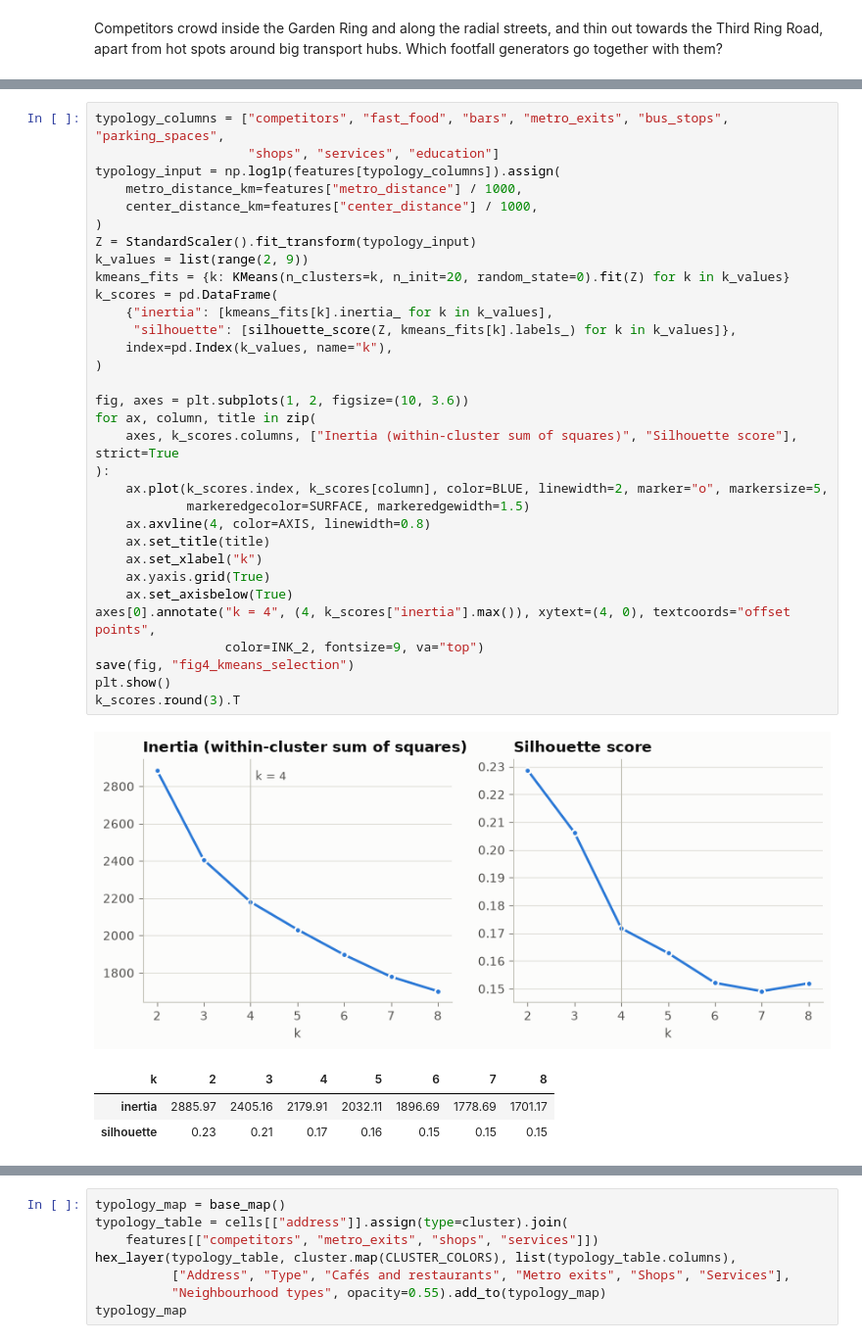
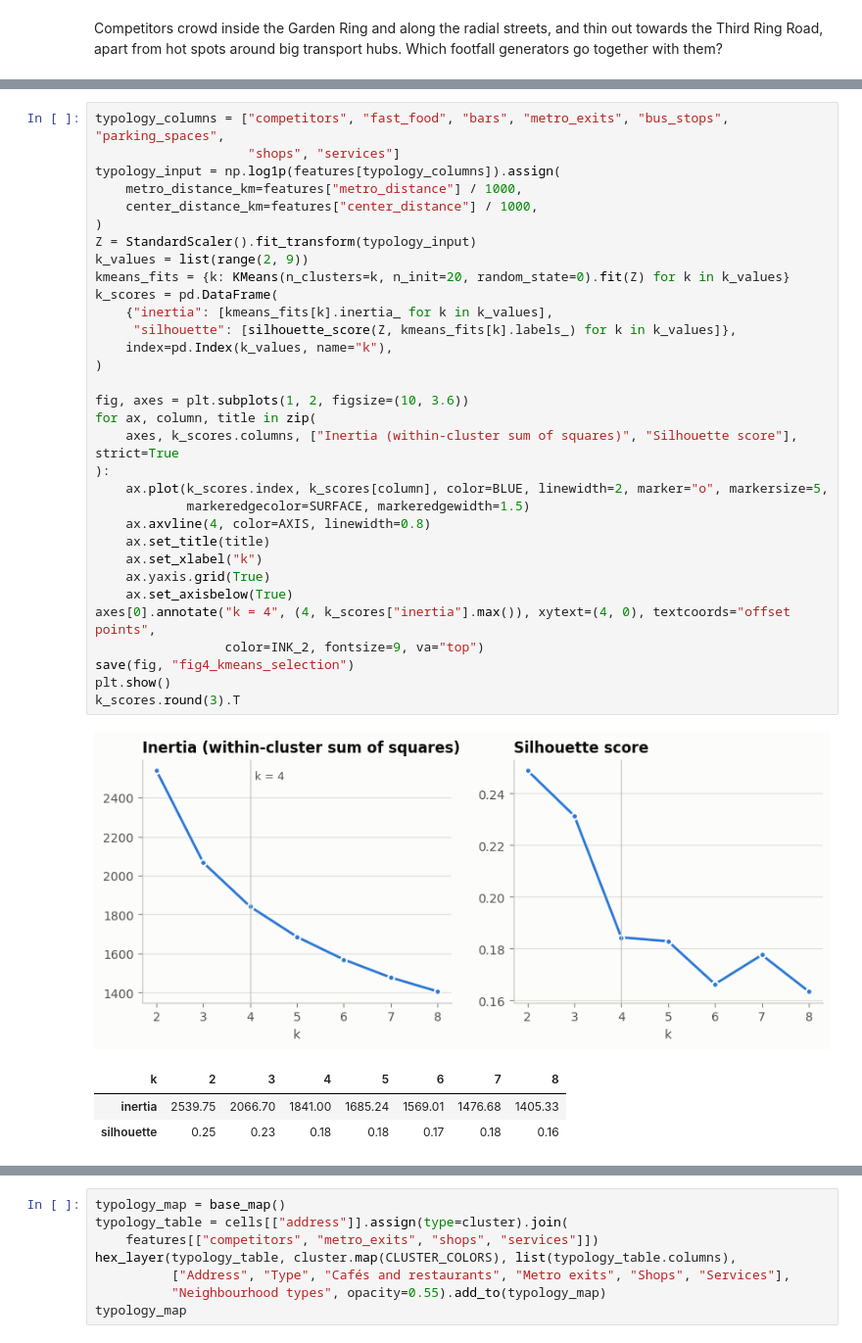
Before and after one commit to petro1eum/capstone, a Jupyter notebook: notebooks/03_cafe_location_analysis.ipynb, the cells around one changed output, grey strips where cells are left out. Shown at 98% size. Saved outputs shown, nothing was run; the diff lists cells and outputs as text.

```diff
--- a/notebooks/03_cafe_location_analysis.ipynb
+++ b/notebooks/03_cafe_location_analysis.ipynb
@@ -475,41 +439,41 @@ in separated clumps. k = 2 splits the cells only into "busy" and "quiet", so k =
 inertia curve bends and the clusters are still easy to name, is used to describe the area.
 # %%
 typology_columns = ["competitors", "fast_food", "bars", "metro_exits", "bus_stops", "parking_spaces",
-                    "shops", "services", "education"]
+                    "shops", "services"]
 typology_input = np.log1p(features[typology_columns]).assign(
     metro_distance_km=features["metro_distance"] / 1000,
     center_distance_km=features["center_distance"] / 1000,
 )
 Z = StandardScaler().fit_transform(typology_input)
 k_values = list(range(2, 9))
 kmeans_fits = {k: KMeans(n_clusters=k, n_init=20, random_state=0).fit(Z) for k in k_values}
 k_scores = pd.DataFrame(
     {"inertia": [kmeans_fits[k].inertia_ for k in k_values],
      "silhouette": [silhouette_score(Z, kmeans_fits[k].labels_) for k in k_values]},
     index=pd.Index(k_values, name="k"),
 )
 
 fig, axes = plt.subplots(1, 2, figsize=(10, 3.6))
 for ax, column, title in zip(
     axes, k_scores.columns, ["Inertia (within-cluster sum of squares)", "Silhouette score"], strict=True
 ):
     ax.plot(k_scores.index, k_scores[column], color=BLUE, linewidth=2, marker="o", markersize=5,
             markeredgecolor=SURFACE, markeredgewidth=1.5)
     ax.axvline(4, color=AXIS, linewidth=0.8)
     ax.set_title(title)
     ax.set_xlabel("k")
     ax.yaxis.grid(True)
     ax.set_axisbelow(True)
 axes[0].annotate("k = 4", (4, k_scores["inertia"].max()), xytext=(4, 0), textcoords="offset points",
                  color=INK_2, fontsize=9, va="top")
 save(fig, "fig4_kmeans_selection")
 plt.show()
 k_scores.round(3).T
 # %% [output]
-[figure, old version]
+[figure, new version]
 | k | 2 | 3 | 4 | 5 | 6 | 7 | 8 |
-| inertia | 2885.97 | 2405.16 | 2179.91 | 2032.11 | 1896.69 | 1778.69 | 1701.17 |
-| silhouette | 0.23 | 0.21 | 0.17 | 0.16 | 0.15 | 0.15 | 0.15 |
+| inertia | 2539.75 | 2066.70 | 1841.00 | 1685.24 | 1569.01 | 1476.68 | 1405.33 |
+| silhouette | 0.25 | 0.23 | 0.18 | 0.18 | 0.17 | 0.18 | 0.16 |
 # %%
 K = 4
 cluster_ids = pd.Series(kmeans_fits[K].labels_, index=cells.index)
```
Also changed, not shown: parts of 48 cells of this notebook, 35 other files.
